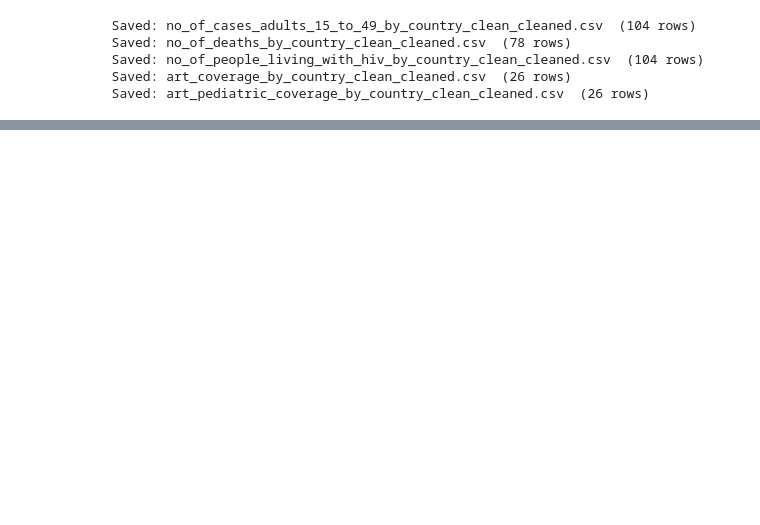
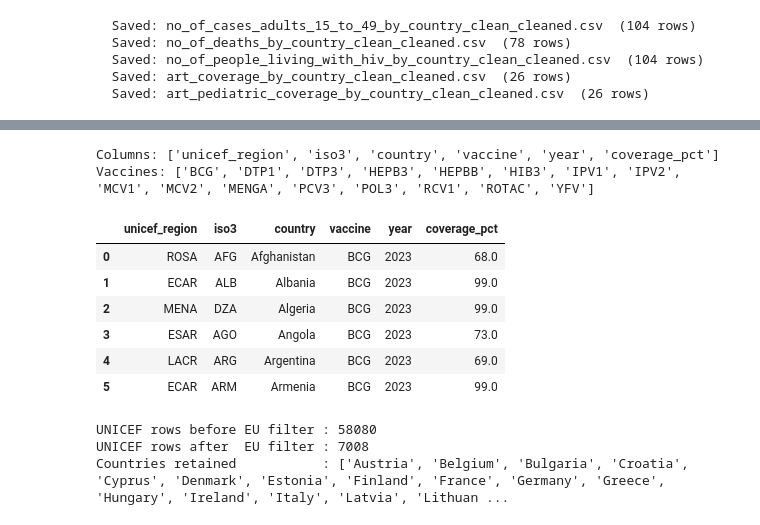
Before and after one commit to EzraGoldberg/portfolio-projects, a Jupyter notebook: 1. RAG/notebooks/6_cleaning.ipynb, the cells around one changed output, grey strips where cells are left out. Cells and saved outputs as stored; diff of their text form; code cells hidden in the pictures; blank space fills up the shorter version.

```diff
--- a/1. RAG/notebooks/6_cleaning.ipynb
+++ b/1. RAG/notebooks/6_cleaning.ipynb
@@ -455,0 +508,6 @@ for key, df in {**schema_a_cleaned, **schema_b_cleaned}.items():
+# %%
+# Identify vaccine sheets — skip non-data sheets (case-insensitive)
+SKIP_SHEETS = {"readme", "read me", "notes", "regional_global"}
+
+vaccine_sheets = [s for s in all_sheets if s.lower().strip() not in SKIP_SHEETS]
+print(f"Vaccine sheets to process ({len(vaccine_sheets)}): {vaccine_sheets}")
@@ -455,0 +530,33 @@ for key, df in {**schema_a_cleaned, **schema_b_cleaned}.items():
+# %%
+def process_unicef_sheet(xl: pd.ExcelFile, sheet_name: str) -> pd.DataFrame:
+    df = xl.parse(sheet_name)
+
+    # Guard: skip sheets with no usable year columns
+    year_cols = [c for c in df.columns if str(c).isdigit()]
+    if df.empty or not year_cols:
+        return pd.DataFrame()
+
+    id_cols = [c for c in df.columns if not str(c).isdigit()]
+
+    df_long = df.melt(
+        id_vars=id_cols,
+        value_vars=year_cols,
+        var_name="year",
+        value_name="coverage_pct",
+    )
+
+    df_long["year"] = df_long["year"].astype(int)
+    df_long["coverage_pct"] = pd.to_numeric(df_long["coverage_pct"], errors="coerce")
+    df_long["vaccine"] = sheet_name
+
+    return df_long
+# %%
+unicef_frames = []
+
+for sheet in vaccine_sheets:
+    df_sheet = process_unicef_sheet(xl, sheet)
+    unicef_frames.append(df_sheet)
+    print(f"  {sheet:<15}  {len(df_sheet):>6} rows after melt")
+
+unicef_long = pd.concat(unicef_frames, ignore_index=True)
+print(f"\nCombined UNICEF long-format shape: {unicef_long.shape}")
@@ -455,0 +582,28 @@ for key, df in {**schema_a_cleaned, **schema_b_cleaned}.items():
+# %%
+# Inspect the combined dataframe
+print(f"Columns: {list(unicef_long.columns)}")
+print(f"Vaccines: {sorted(unicef_long['vaccine'].unique())}")
+unicef_long.head(6)
+# %% [output]
+Columns: ['unicef_region', 'iso3', 'country', 'vaccine', 'year', 'coverage_pct']
+Vaccines: ['BCG', 'DTP1', 'DTP3', 'HEPB3', 'HEPBB', 'HIB3', 'IPV1', 'IPV2', 'MCV1', 'MCV2', 'MENGA', 'PCV3', 'POL3', 'RCV1', 'ROTAC', 'YFV']
+|  | unicef_region | iso3 | country | vaccine | year | coverage_pct |
+| 0 | ROSA | AFG | Afghanistan | BCG | 2023 | 68.0 |
+| 1 | ECAR | ALB | Albania | BCG | 2023 | 99.0 |
+| 2 | MENA | DZA | Algeria | BCG | 2023 | 99.0 |
+| 3 | ESAR | AGO | Angola | BCG | 2023 | 73.0 |
+| 4 | LACR | ARG | Argentina | BCG | 2023 | 69.0 |
+| 5 | ECAR | ARM | Armenia | BCG | 2023 | 99.0 |
+# %%
+# Filter to EU countries
+# The UNICEF 'country' column uses full country names — same as the LGBT survey
+before = len(unicef_long)
+unicef_eu = unicef_long[unicef_long["country"].isin(EU_COUNTRIES)].copy()
+
+print(f"UNICEF rows before EU filter : {before}")
+print(f"UNICEF rows after  EU filter : {len(unicef_eu)}")
+print(f"Countries retained           : {sorted(unicef_eu['country'].unique())}")
+# %% [output]
+UNICEF rows before EU filter : 58080
+UNICEF rows after  EU filter : 7008
+Countries retained           : ['Austria', 'Belgium', 'Bulgaria', 'Croatia', 'Cyprus', 'Denmark', 'Estonia', 'Finland', 'France', 'Germany', 'Greece', 'Hungary', 'Ireland', 'Italy', 'Latvia', 'Lithuan ...
```
Also changed, not shown: parts of 13 cells of this notebook, 1 other file.
